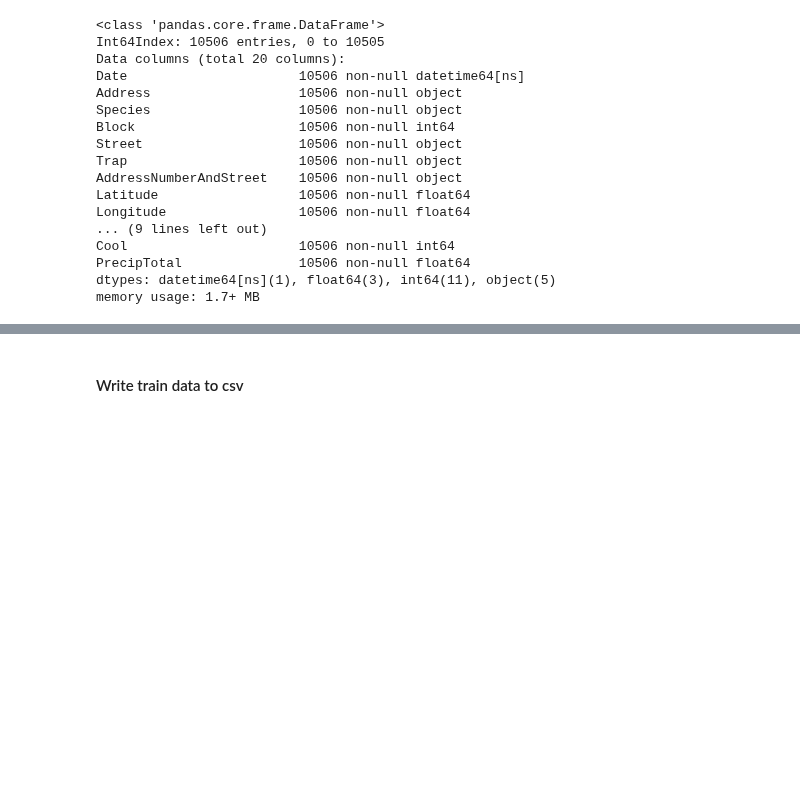
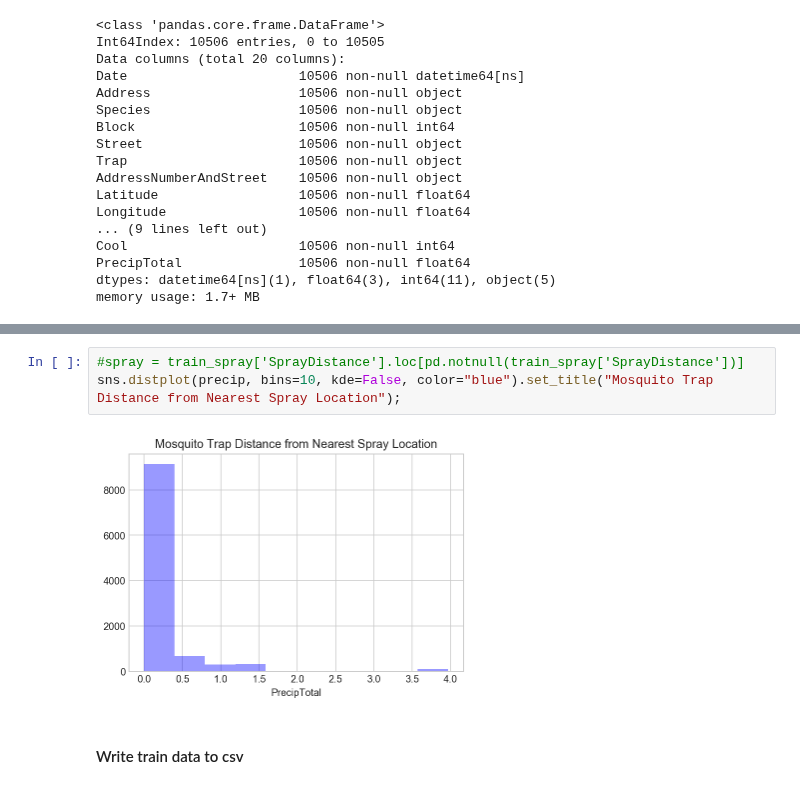
Before and after one commit to reef87/Predicting-West-Nile-Virus-Outbreaks-in-Chicago, a Jupyter notebook: code/project-4-wnv-nb1.ipynb, the cells around one changed output, grey strips where cells are left out. Cells and saved outputs as stored; diff of their text form; blank space fills up the shorter version.

```diff
--- a/code/project-4-wnv-nb1.ipynb
+++ b/code/project-4-wnv-nb1.ipynb
@@ -213,3 +250,8 @@ train_mrg[['Date','Species','Block','Trap',
+# %%
+#spray = train_spray['SprayDistance'].loc[pd.notnull(train_spray['SprayDistance'])]
+sns.distplot(precip, bins=10, kde=False, color="blue").set_title("Mosquito Trap Distance from Nearest Spray Location");
+# %% [output]
+[figure, added]
 # %% [markdown]
 #### Write train data to csv
 # %%
```
Also changed, not shown: parts of 12 cells of this notebook.
